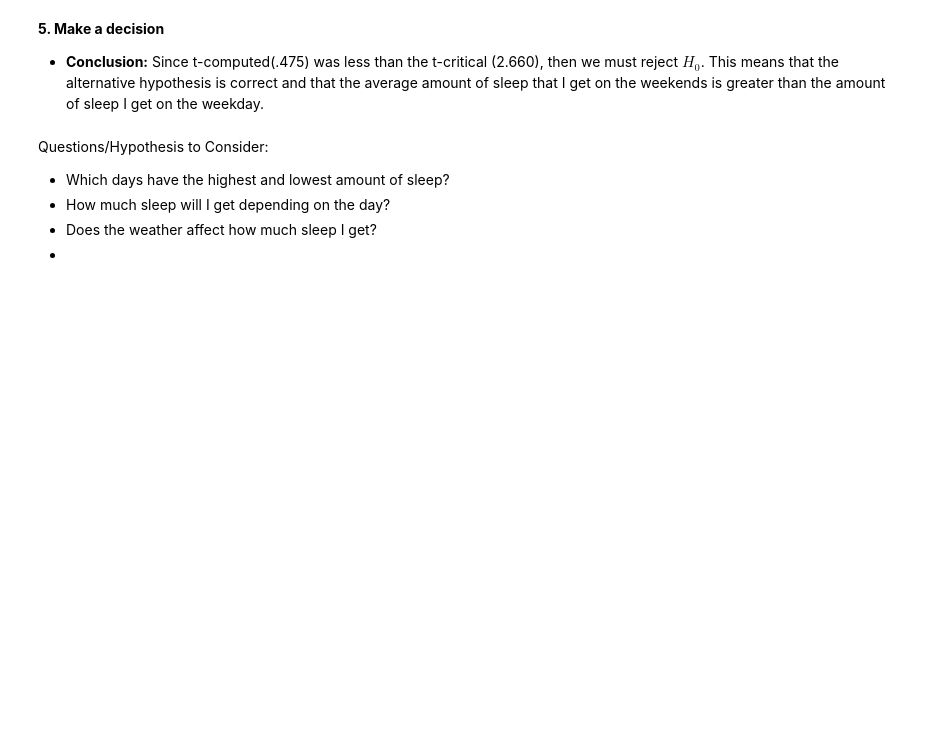
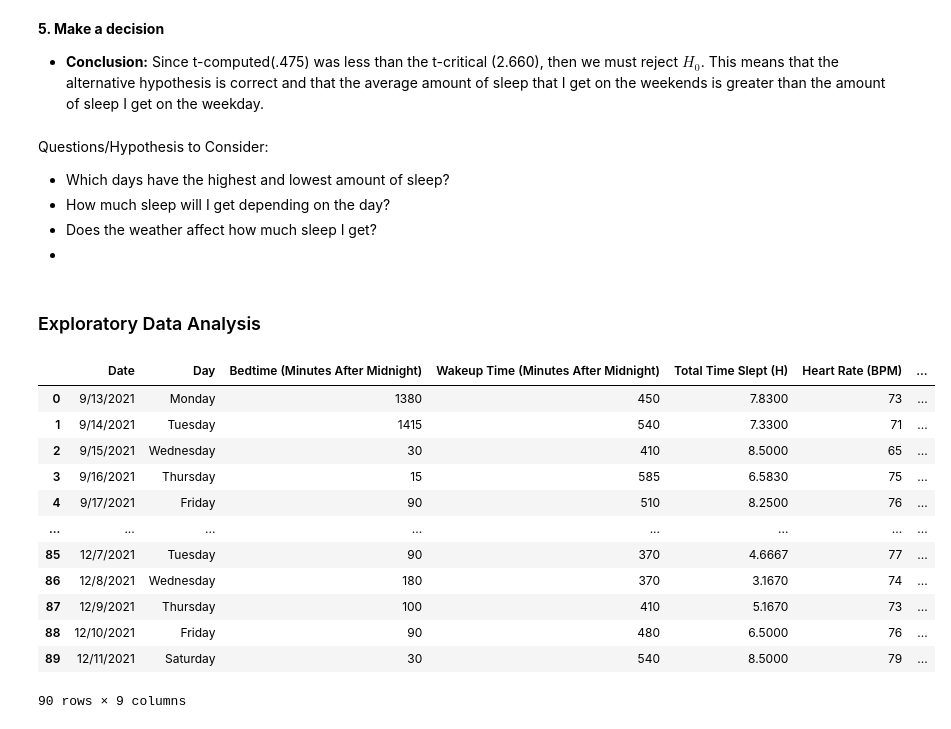
Before and after one commit to jamesvuong25/Sleep-Data-Project, a Jupyter notebook: main.ipynb, the cells around one changed output. Saved outputs shown, nothing was run; the diff lists cells and outputs as text; code cells hidden in the pictures; blank space fills up the shorter version.

```diff
--- a/main.ipynb
+++ b/main.ipynb
@@ -202,3 +198,21 @@ Questions/Hypothesis to Consider:
 * How much sleep will I get depending on the day?
 * Does the weather affect how much sleep I get?
 *
+# %% [markdown]
+### Exploratory Data Analysis
+# %%
+sleep_data
+# %% [output]
+|  | Date | Day | Bedtime (Minutes After Midnight) | Wakeup Time (Minutes After Midnight) | Total Time Slept (H) | Heart Rate (BPM) | ... |
+| 0 | 9/13/2021 | Monday | 1380 | 450 | 7.8300 | 73 | ... |
+| 1 | 9/14/2021 | Tuesday | 1415 | 540 | 7.3300 | 71 | ... |
+| 2 | 9/15/2021 | Wednesday | 30 | 410 | 8.5000 | 65 | ... |
+| 3 | 9/16/2021 | Thursday | 15 | 585 | 6.5830 | 75 | ... |
+| 4 | 9/17/2021 | Friday | 90 | 510 | 8.2500 | 76 | ... |
+| ... | ... | ... | ... | ... | ... | ... | ... |
+| 85 | 12/7/2021 | Tuesday | 90 | 370 | 4.6667 | 77 | ... |
+| 86 | 12/8/2021 | Wednesday | 180 | 370 | 3.1670 | 74 | ... |
+| 87 | 12/9/2021 | Thursday | 100 | 410 | 5.1670 | 73 | ... |
+| 88 | 12/10/2021 | Friday | 90 | 480 | 6.5000 | 76 | ... |
+| 89 | 12/11/2021 | Saturday | 30 | 540 | 8.5000 | 79 | ... |
+90 rows × 9 columns
```
Also changed, not shown: parts of 4 cells of this notebook, 5 other files.
